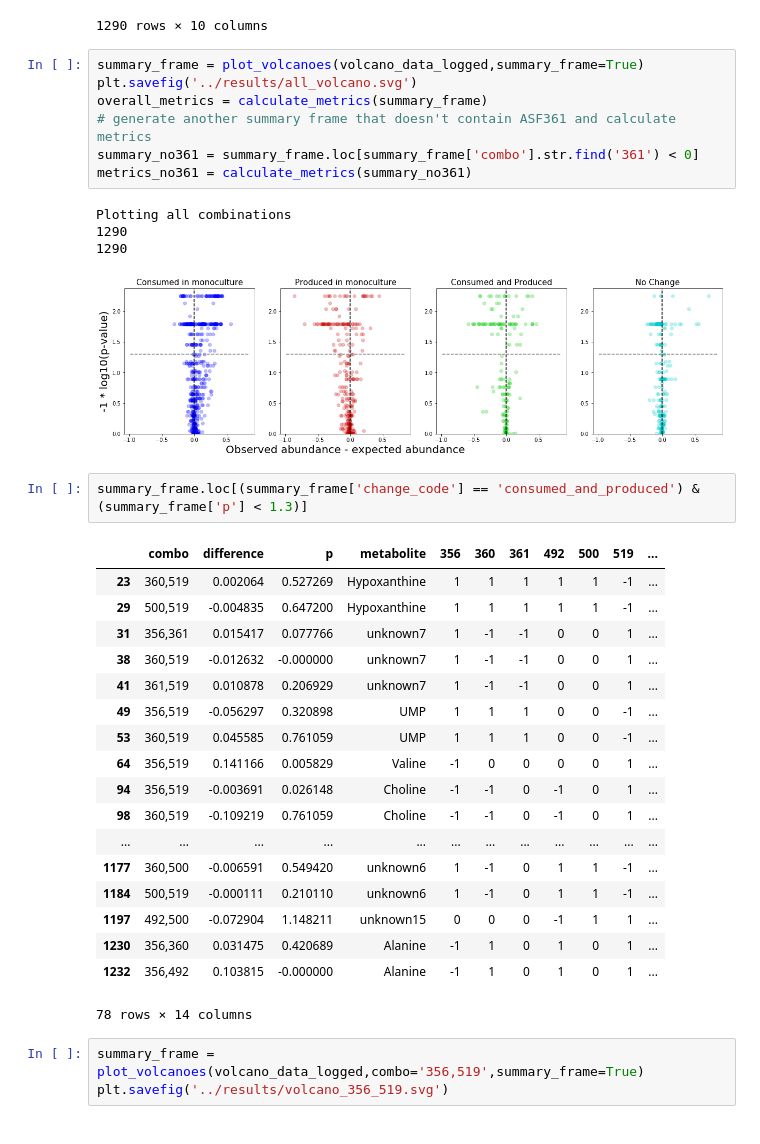
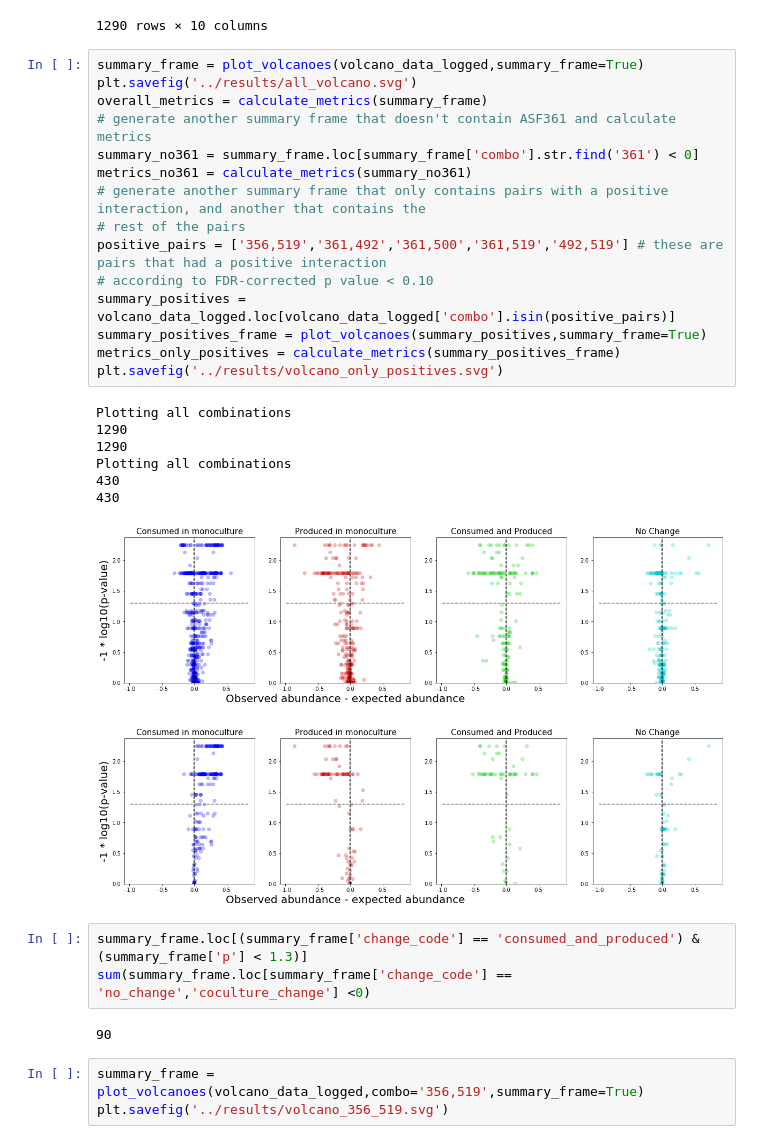
Before and after one commit to gregmedlock/asf_interactions, a Jupyter notebook: bin/CRAM_triangles_volcanoes.ipynb, the cells around one changed output. Drawn from its saved outputs; the diff is of its cells as text.

```diff
--- a/bin/CRAM_triangles_volcanoes.ipynb
+++ b/bin/CRAM_triangles_volcanoes.ipynb
@@ -452,36 +452,32 @@ volcano_data_logged
 # %%
 summary_frame = plot_volcanoes(volcano_data_logged,summary_frame=True)
 plt.savefig('../results/all_volcano.svg')
 overall_metrics = calculate_metrics(summary_frame)
 # generate another summary frame that doesn't contain ASF361 and calculate metrics
 summary_no361 = summary_frame.loc[summary_frame['combo'].str.find('361') < 0]
 metrics_no361 = calculate_metrics(summary_no361)
+# generate another summary frame that only contains pairs with a positive interaction, and another that contains the
+# rest of the pairs
+positive_pairs = ['356,519','361,492','361,500','361,519','492,519'] # these are pairs that had a positive interaction
+# according to FDR-corrected p value < 0.10
+summary_positives = volcano_data_logged.loc[volcano_data_logged['combo'].isin(positive_pairs)]
+summary_positives_frame = plot_volcanoes(summary_positives,summary_frame=True)
+metrics_only_positives = calculate_metrics(summary_positives_frame)
+plt.savefig('../results/volcano_only_positives.svg')
 # %% [output]
 Plotting all combinations
 1290
 1290
+Plotting all combinations
+430
+430
 [figure]
+[figure, added]
 # %%
 summary_frame.loc[(summary_frame['change_code'] == 'consumed_and_produced') & (summary_frame['p'] < 1.3)]
+sum(summary_frame.loc[summary_frame['change_code'] == 'no_change','coculture_change'] <0)
 # %% [output]
-|  | combo | difference | p | metabolite | 356 | 360 | 361 | 492 | 500 | 519 | ... |
-| 23 | 360,519 | 0.002064 | 0.527269 | Hypoxanthine | 1 | 1 | 1 | 1 | 1 | -1 | ... |
-| 29 | 500,519 | -0.004835 | 0.647200 | Hypoxanthine | 1 | 1 | 1 | 1 | 1 | -1 | ... |
-| 31 | 356,361 | 0.015417 | 0.077766 | unknown7 | 1 | -1 | -1 | 0 | 0 | 1 | ... |
-| 38 | 360,519 | -0.012632 | -0.000000 | unknown7 | 1 | -1 | -1 | 0 | 0 | 1 | ... |
-| 41 | 361,519 | 0.010878 | 0.206929 | unknown7 | 1 | -1 | -1 | 0 | 0 | 1 | ... |
-| 49 | 356,519 | -0.056297 | 0.320898 | UMP | 1 | 1 | 1 | 0 | 0 | -1 | ... |
-| 53 | 360,519 | 0.045585 | 0.761059 | UMP | 1 | 1 | 1 | 0 | 0 | -1 | ... |
-| 64 | 356,519 | 0.141166 | 0.005829 | Valine | -1 | 0 | 0 | 0 | 0 | 1 | ... |
-| 94 | 356,519 | -0.003691 | 0.026148 | Choline | -1 | -1 | 0 | -1 | 0 | 1 | ... |
-| 98 | 360,519 | -0.109219 | 0.761059 | Choline | -1 | -1 | 0 | -1 | 0 | 1 | ... |
-| ... | ... | ... | ... | ... | ... | ... | ... | ... | ... | ... | ... |
-| 1177 | 360,500 | -0.006591 | 0.549420 | unknown6 | 1 | -1 | 0 | 1 | 1 | -1 | ... |
-| 1184 | 500,519 | -0.000111 | 0.210110 | unknown6 | 1 | -1 | 0 | 1 | 1 | -1 | ... |
-| 1197 | 492,500 | -0.072904 | 1.148211 | unknown15 | 0 | 0 | 0 | -1 | 1 | 1 | ... |
-| 1230 | 356,360 | 0.031475 | 0.420689 | Alanine | -1 | 1 | 0 | 1 | 0 | 1 | ... |
-| 1232 | 356,492 | 0.103815 | -0.000000 | Alanine | -1 | 1 | 0 | 1 | 0 | 1 | ... |
-78 rows × 14 columns
+90
 # %%
 summary_frame = plot_volcanoes(volcano_data_logged,combo='356,519',summary_frame=True)
 plt.savefig('../results/volcano_356_519.svg')
```
Also changed, not shown: parts of 6 cells of this notebook, 3 other files.
